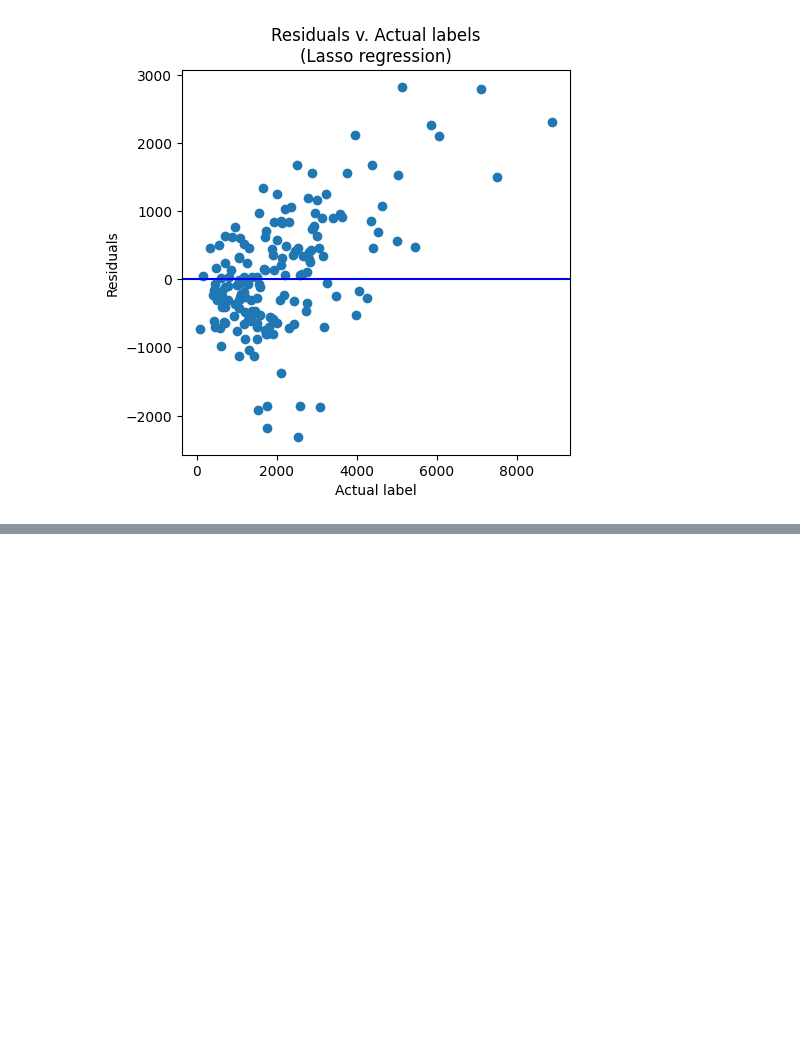
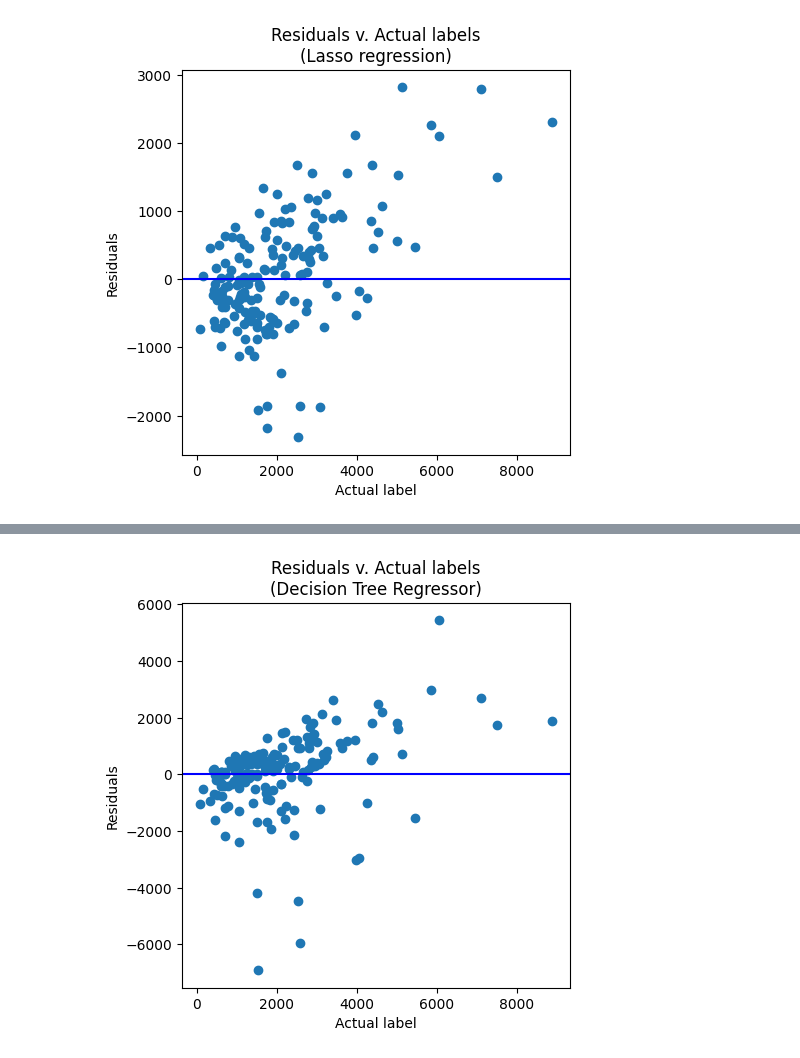
Before and after one commit to AlbertoMPalacioBastos/ML-model-for-production-prediction, a Jupyter notebook: 3-ML-regression-model-training-and-evaluation.ipynb, the cells around one changed output, grey strips where cells are left out. Drawn from its saved outputs; the diff is of its cells as text; code cells hidden in the pictures; blank space fills up the shorter version.

```diff
--- a/3-ML-regression-model-training-and-evaluation.ipynb
+++ b/3-ML-regression-model-training-and-evaluation.ipynb
@@ -315,0 +347,12 @@ plt.show()
+# %%
+# Plot residuals
+plt.figure(figsize=(5,5))
+plt.scatter(x=y_test, y=(y_test-tree_pred))
+plt.xlabel("Actual label")
+plt.ylabel("Residuals")
+plt.title("Residuals v. Actual labels\n(Decision Tree Regressor)")
+# overlay the residuals=0 line
+plt.axhline(y=0, color='b')
+plt.show()
+# %% [output]
+[figure, added]
```
Also changed, not shown: parts of 3 cells of this notebook.
